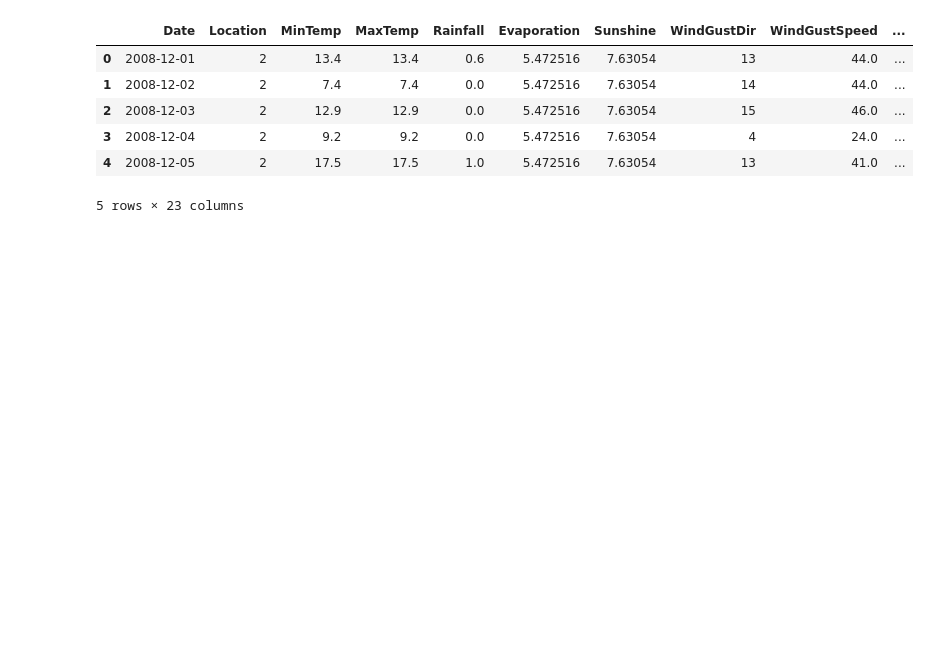
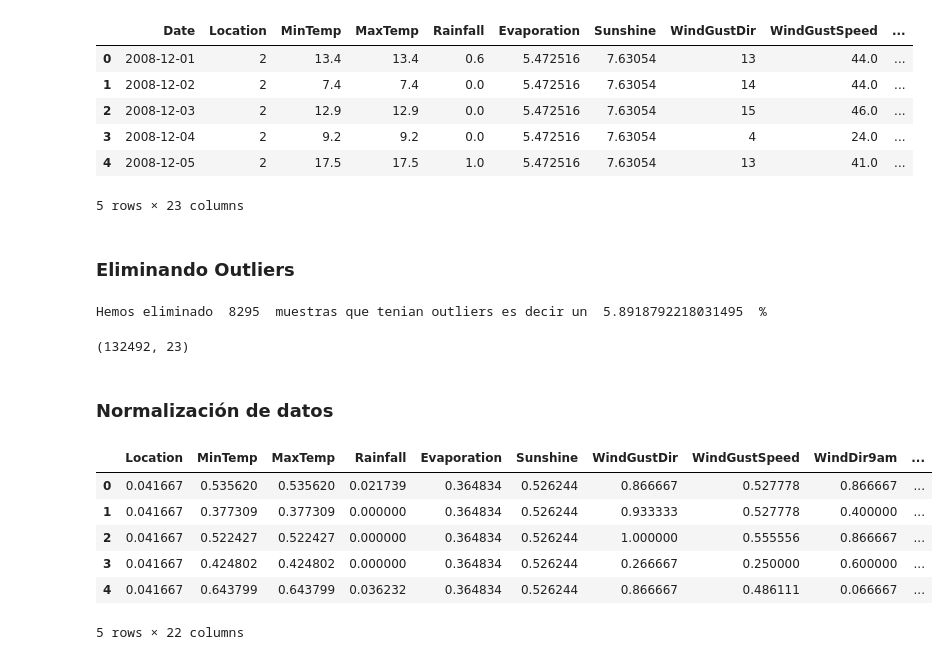
Before and after one commit to AdriaOrozco/Practica2Apc, a Jupyter notebook: Code/Weather_Notebook.ipynb, the cells around one changed output. Saved outputs shown, nothing was run; the diff lists cells and outputs as text; code cells hidden in the pictures; blank space fills up the shorter version.

```diff
--- a/Code/Weather_Notebook.ipynb
+++ b/Code/Weather_Notebook.ipynb
@@ -685,3 +681,21 @@ dataset.head()
 | 3 | 2008-12-04 | 2 | 9.2 | 9.2 | 0.0 | 5.472516 | 7.63054 | 4 | 24.0 | ... |
 | 4 | 2008-12-05 | 2 | 17.5 | 17.5 | 1.0 | 5.472516 | 7.63054 | 13 | 41.0 | ... |
 5 rows × 23 columns
+# %% [markdown]
+### Eliminando Outliers
+# %%
+#Removing Outliers
+z = np.abs(scp.zscore(dataset._get_numeric_data()))
+shape1 = dataset.shape
+dataset= dataset[(z < 3).all(axis=1)]
+shape2 = dataset.shape
+shapeFinal = shape1[0]-shape2[0]
+print("Hemos eliminado ", shapeFinal," muestras que tenian outliers es decir un ", (shapeFinal/shape1[0])*100, " %")
+# %% [output]
+Hemos eliminado  8295  muestras que tenian outliers es decir un  5.8918792218031495  %
+# %%
+dataset.shape
+# %% [output]
+(132492, 23)
+# %% [markdown]
+### Normalización de datos
@@ -688,3 +710,13 @@ dataset.head()
+# %%
+dataset.head()
+# %% [output]
+|  | Location | MinTemp | MaxTemp | Rainfall | Evaporation | Sunshine | WindGustDir | WindGustSpeed | WindDir9am | ... |
+| 0 | 0.041667 | 0.535620 | 0.535620 | 0.021739 | 0.364834 | 0.526244 | 0.866667 | 0.527778 | 0.866667 | ... |
+| 1 | 0.041667 | 0.377309 | 0.377309 | 0.000000 | 0.364834 | 0.526244 | 0.933333 | 0.527778 | 0.400000 | ... |
+| 2 | 0.041667 | 0.522427 | 0.522427 | 0.000000 | 0.364834 | 0.526244 | 1.000000 | 0.555556 | 0.866667 | ... |
+| 3 | 0.041667 | 0.424802 | 0.424802 | 0.000000 | 0.364834 | 0.526244 | 0.266667 | 0.250000 | 0.600000 | ... |
+| 4 | 0.041667 | 0.643799 | 0.643799 | 0.036232 | 0.364834 | 0.526244 | 0.866667 | 0.486111 | 0.066667 | ... |
+5 rows × 22 columns
 # %%
 plt.figure(figsize=(17,15))
 ax = sns.heatmap(dataset.corr(), square=True, annot=True, fmt='.2f')
```
Also changed, not shown: parts of 27 cells of this notebook.
